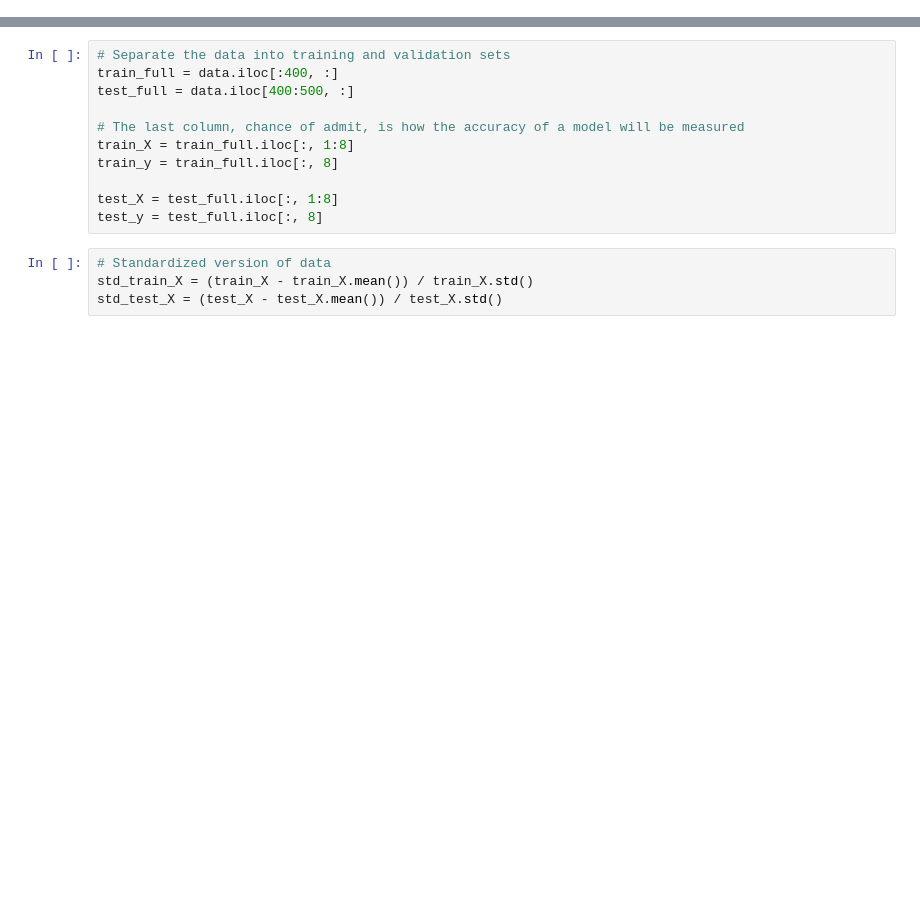
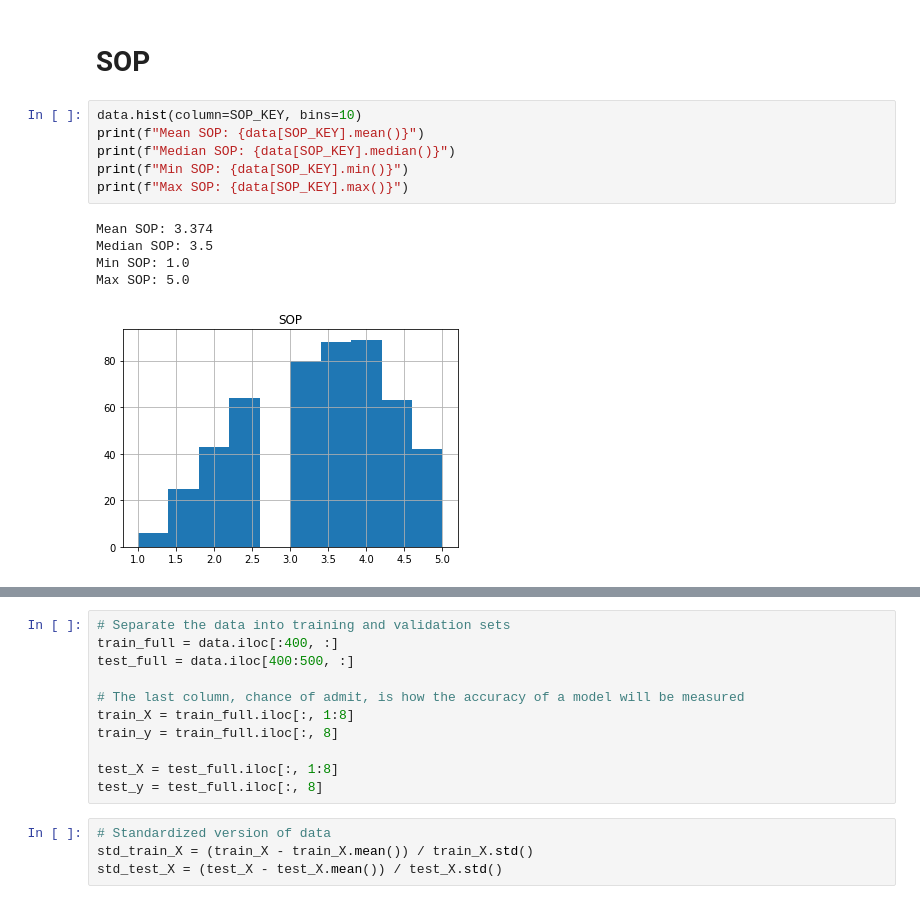
Before and after one commit to and-le/acharya-ga, a Jupyter notebook: code/graduate_admission.ipynb, the cells around one changed output, grey strips where cells are left out. Cells and saved outputs as stored; diff of their text form; blank space fills up the shorter version.

```diff
--- a/code/graduate_admission.ipynb
+++ b/code/graduate_admission.ipynb
@@ -32,0 +89,14 @@ Serial No. will not be used as a feature.
+# %% [markdown]
+# SOP
+# %%
+data.hist(column=SOP_KEY, bins=10)
+print(f"Mean SOP: {data[SOP_KEY].mean()}")
+print(f"Median SOP: {data[SOP_KEY].median()}")
+print(f"Min SOP: {data[SOP_KEY].min()}")
+print(f"Max SOP: {data[SOP_KEY].max()}")
+# %% [output]
+Mean SOP: 3.374
+Median SOP: 3.5
+Min SOP: 1.0
+Max SOP: 5.0
+[figure, added]
```
Also changed, not shown: parts of 30 cells of this notebook.
